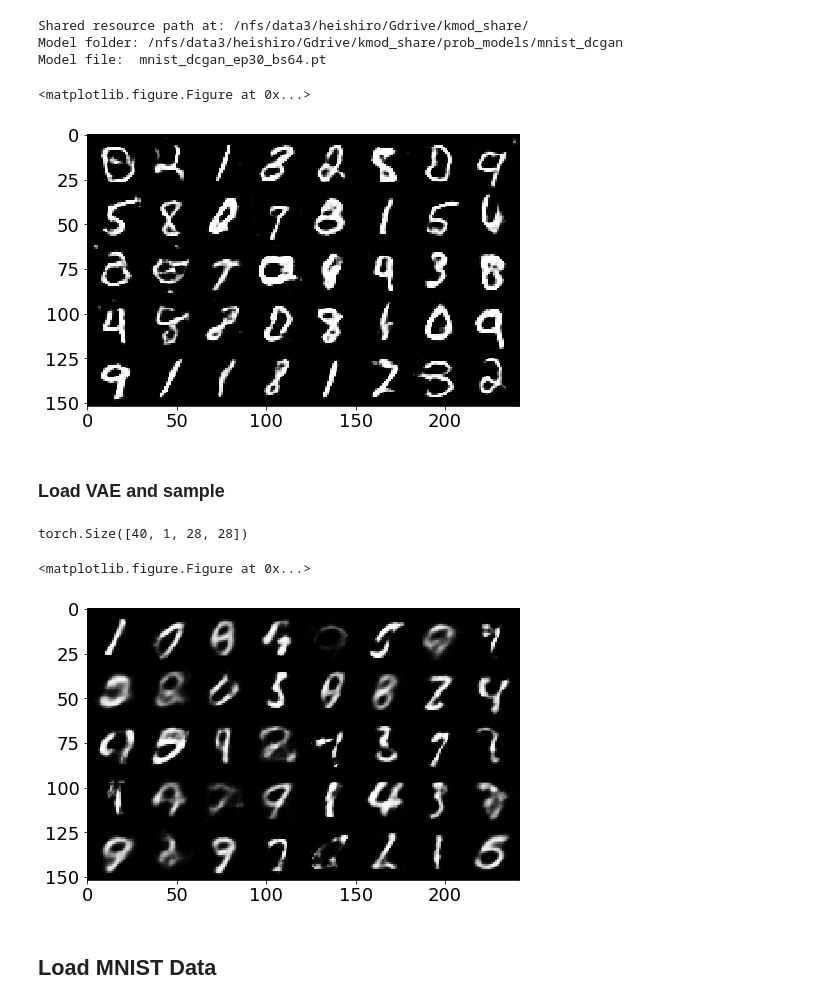
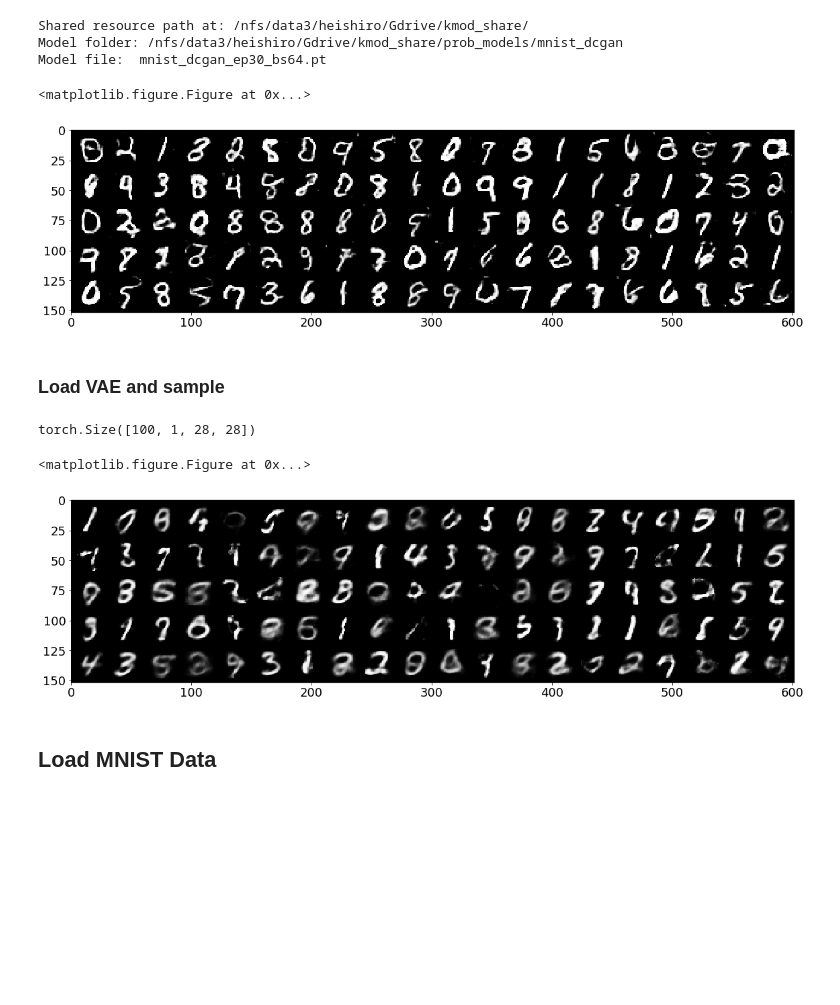
Before and after one commit to wittawatj/kernel-mod, a Jupyter notebook: ipynb/gan/mnist_opt.ipynb, the cells around one changed output. Saved outputs shown, nothing was run; the diff lists cells and outputs as text; code cells hidden in the pictures; blank space fills up the shorter version.

```diff
--- a/ipynb/gan/mnist_opt.ipynb
+++ b/ipynb/gan/mnist_opt.ipynb
@@ -123,15 +123,15 @@ dcgan = net.SerializableModule.load(model_fpath)
 # %%
 import kmod.plot as plot
 
 # generate images and show
-n_gen = 8*5
+n_gen = 20*5
 gen_imgs = dcgan.sample(n_gen)
 
-plt.figure(figsize=(8, 5))
-plot.show_torch_imgs(gen_imgs, nrow=8, figsize=(8, 5), normalize=True)
+plt.figure(figsize=(20, 5))
+plot.show_torch_imgs(gen_imgs, nrow=20, figsize=(20, 5), normalize=True)
 # %% [output]
 <matplotlib.figure.Figure at 0x...>
-[figure, old version]
+[figure, new version]
 # %% [markdown]
 ### Load VAE and sample
 # %%
@@ -151,16 +151,16 @@ def vae_sample(vae, n):
     #return bern.sample().view(n, -1, 28, 28)
 # %%
 # generate images and show
-n_gen = 8*5
+n_gen = 20*5
 gen_imgs = torch.tensor(vae_sample(vae, n_gen))
 print(gen_imgs.size())
 
-plt.figure(figsize=(8, 5))
-plot.show_torch_imgs(gen_imgs, nrow=8, figsize=(8, 5))
+plt.figure(figsize=(20, 5))
+plot.show_torch_imgs(gen_imgs, nrow=20, figsize=(20, 5))
 # %% [output]
-torch.Size([40, 1, 28, 28])
+torch.Size([100, 1, 28, 28])
 <matplotlib.figure.Figure at 0x...>
-[figure, old version]
+[figure, new version]
 # %% [markdown]
 ## Load MNIST Data
 # %%
```
Also changed, not shown: parts of 12 cells of this notebook, 1 other file.
